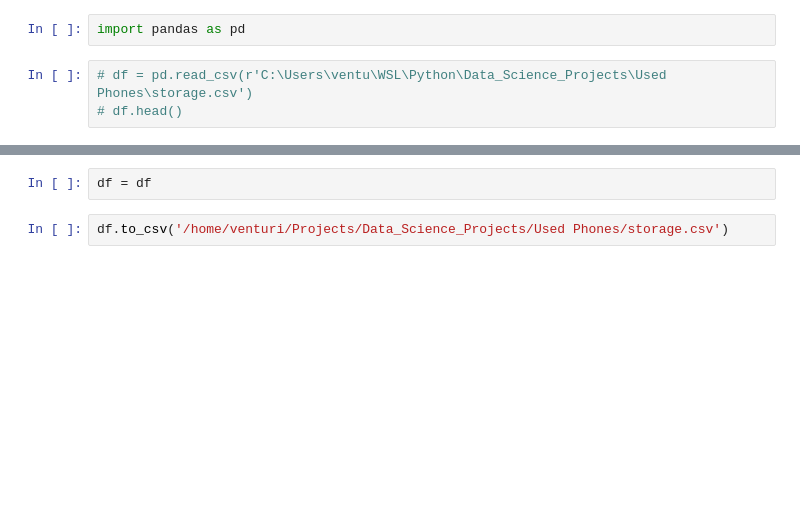
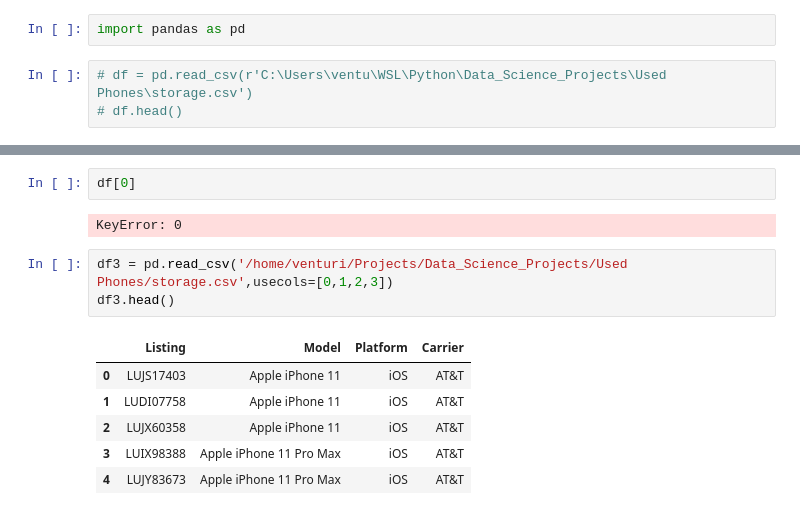
Before and after one commit to venturizhou/Data_Science_Projects, a Jupyter notebook: Used Phones/dataframevisual.ipynb, the cells around one changed output, grey strips where cells are left out. Cells and saved outputs as stored; diff of their text form; blank space fills up the shorter version.

```diff
--- a/Used Phones/dataframevisual.ipynb
+++ b/Used Phones/dataframevisual.ipynb
@@ -11,4 +67,14 @@ df.insert(12, 'Title', '')
 # %%
-df = df
+df[0]
+# %% [output]
+KeyError: 0
 # %%
-df.to_csv('/home/venturi/Projects/Data_Science_Projects/Used Phones/storage.csv')
+df3 = pd.read_csv('/home/venturi/Projects/Data_Science_Projects/Used Phones/storage.csv',usecols=[0,1,2,3])
+df3.head()
+# %% [output]
+|  | Listing | Model | Platform | Carrier |
+| 0 | LUJS17403 | Apple iPhone 11 | iOS | AT&T |
+| 1 | LUDI07758 | Apple iPhone 11 | iOS | AT&T |
+| 2 | LUJX60358 | Apple iPhone 11 | iOS | AT&T |
+| 3 | LUIX98388 | Apple iPhone 11 Pro Max | iOS | AT&T |
+| 4 | LUJY83673 | Apple iPhone 11 Pro Max | iOS | AT&T |
```
Also changed, not shown: parts of 9 cells of this notebook, 7 other files.
